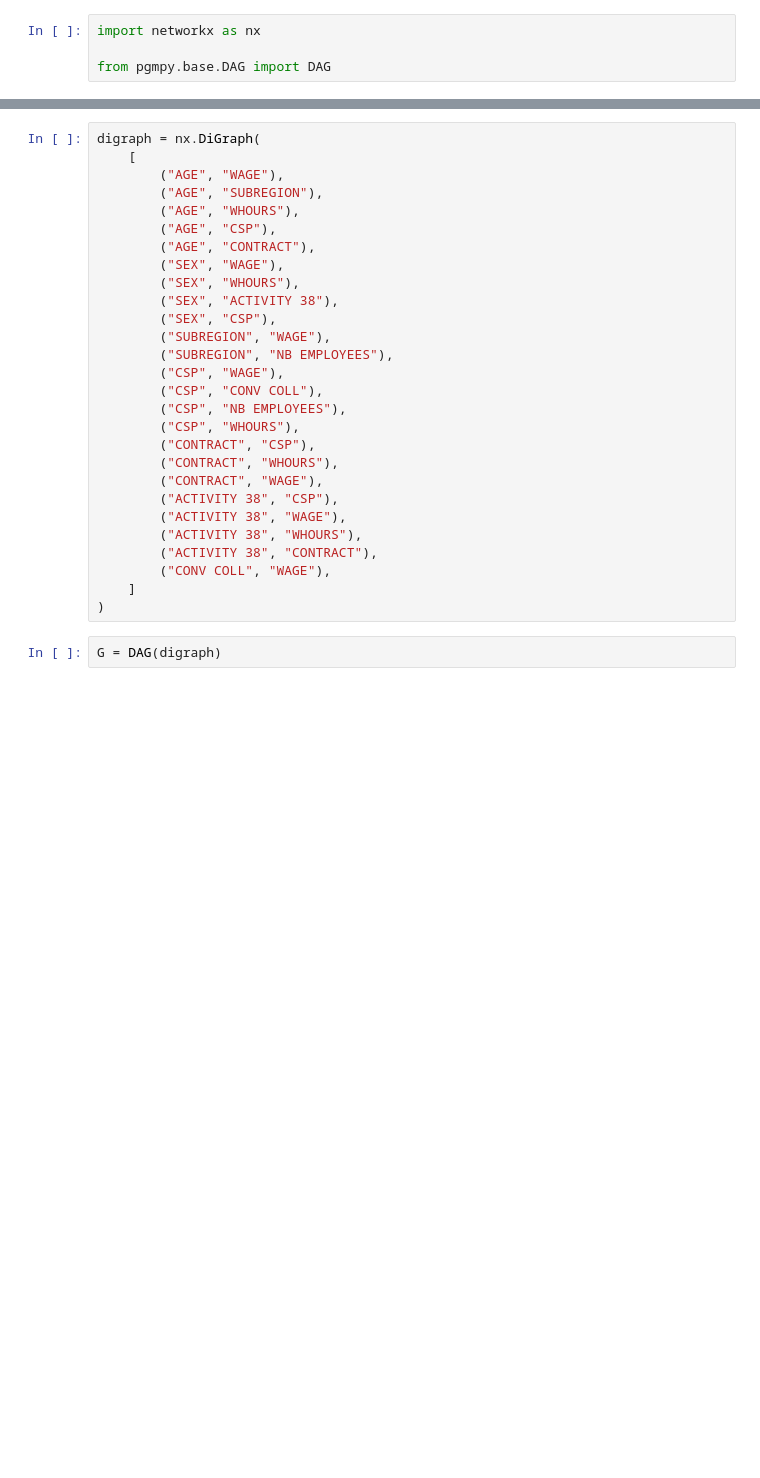
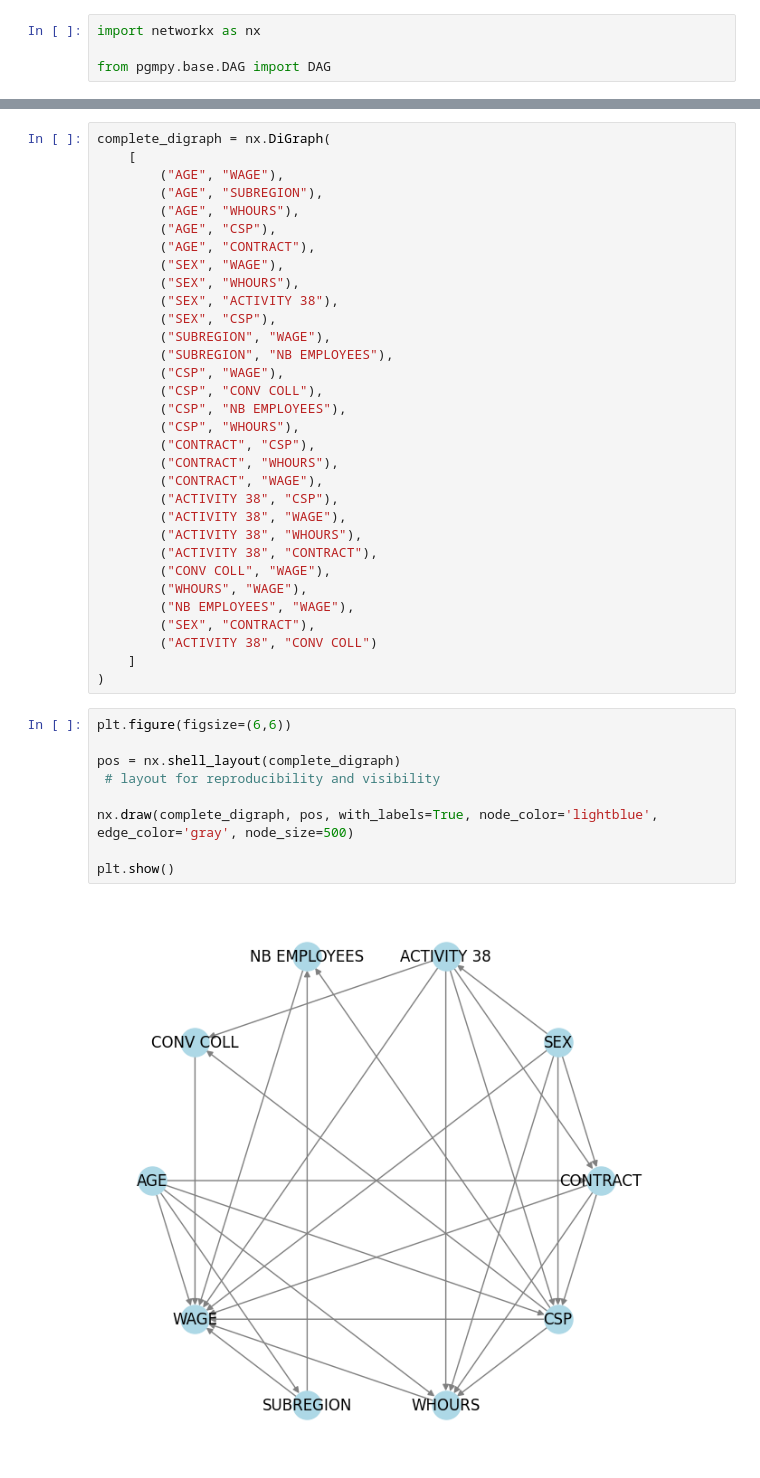
Before and after one commit to grn-matthieu/ML-for-econometrics---Project, a Jupyter notebook: stat_desc.ipynb, the cells around one changed output, grey strips where cells are left out. Saved outputs shown, nothing was run; the diff lists cells and outputs as text; blank space fills up the shorter version.

Commit message:
Included digraphs

```diff
--- a/stat_desc.ipynb
+++ b/stat_desc.ipynb
@@ -346,5 +402,5 @@ from pgmpy.base.DAG import DAG
 # %%
-digraph = nx.DiGraph(
+complete_digraph = nx.DiGraph(
     [
         ("AGE", "WAGE"),
         ("AGE", "SUBREGION"),
@@ -369,7 +425,21 @@ digraph = nx.DiGraph(
         ("ACTIVITY 38", "WHOURS"),
         ("ACTIVITY 38", "CONTRACT"),
         ("CONV COLL", "WAGE"),
+        ("WHOURS", "WAGE"),
+        ("NB EMPLOYEES", "WAGE"),
+        ("SEX", "CONTRACT"),
+        ("ACTIVITY 38", "CONV COLL")
     ]
 )
 # %%
-G = DAG(digraph)
+plt.figure(figsize=(6,6))
+
+pos = nx.shell_layout(complete_digraph)
+ # layout for reproducibility and visibility
+
+nx.draw(complete_digraph, pos, with_labels=True, node_color='lightblue',
+edge_color='gray', node_size=500)
+
+plt.show()
+# %% [output]
+[figure, added]
```
Also changed, not shown: parts of 22 cells of this notebook, 1 other file.
